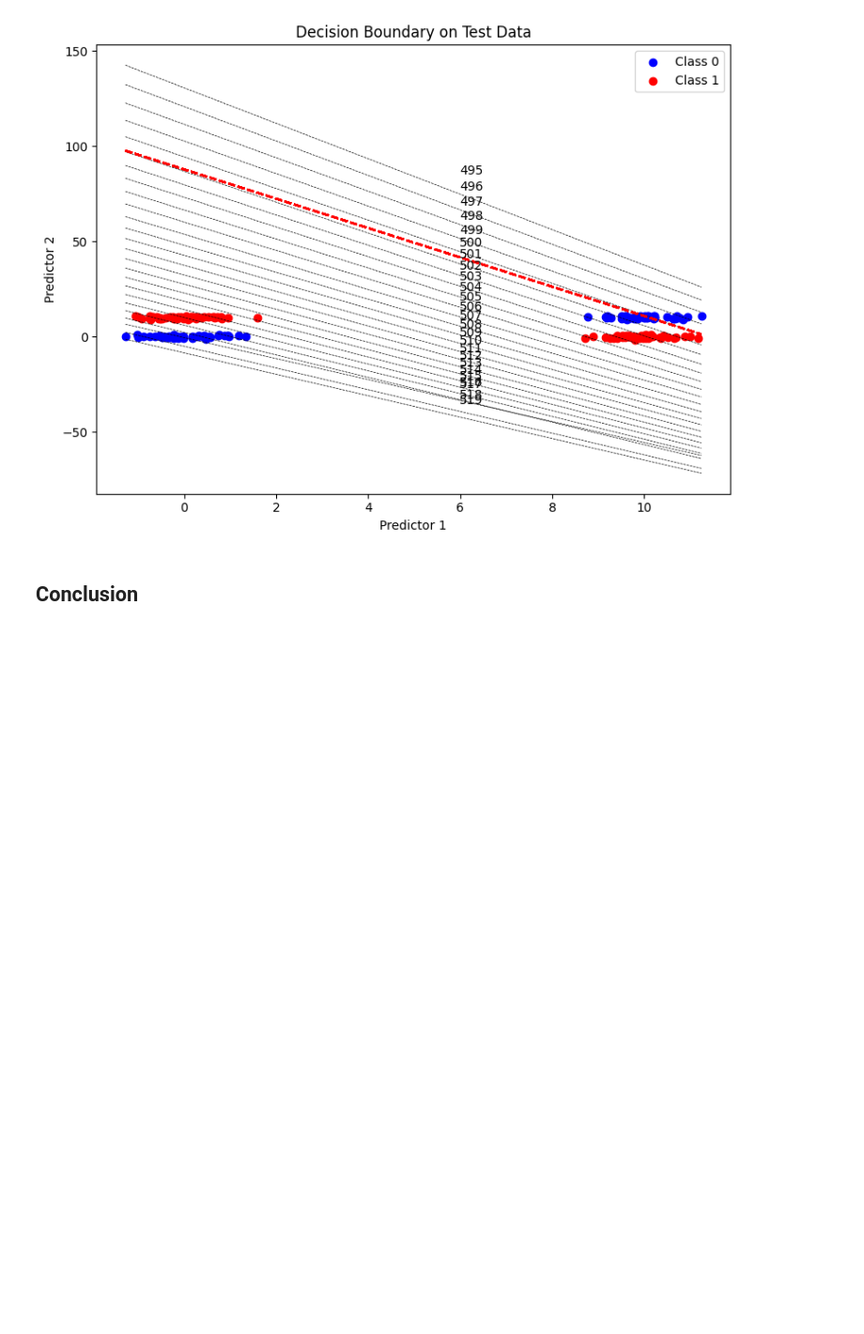
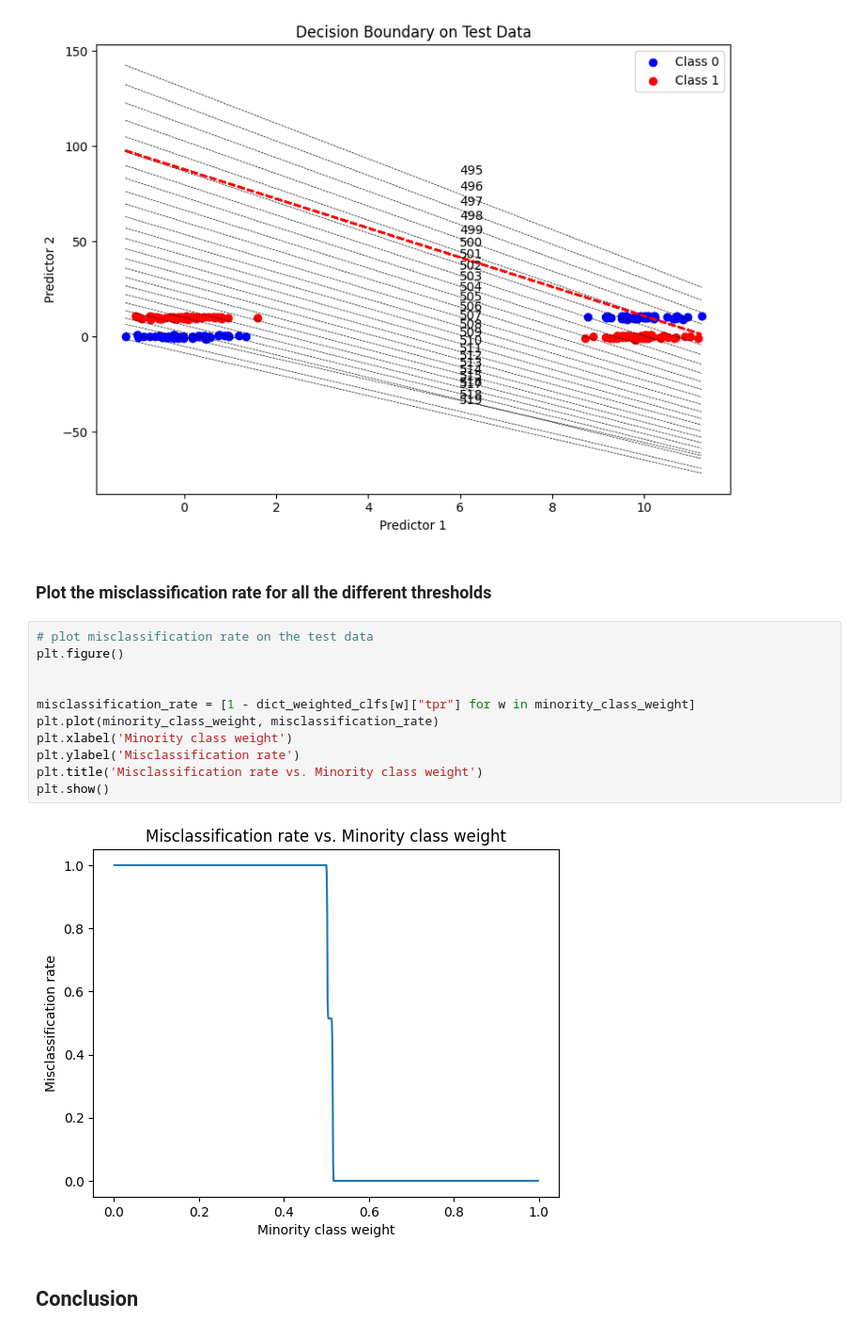
Before and after one commit to katzkid/RoC_Analysis, a Jupyter notebook: RoC_Analysis.ipynb, the cells around one changed output. Shown at 94% size. Drawn from its saved outputs; the diff is of its cells as text; blank space fills up the shorter version.

```diff
--- a/RoC_Analysis.ipynb
+++ b/RoC_Analysis.ipynb
@@ -275,6 +307,21 @@ plt.tight_layout()
 plt.show()
 # %% [output]
 [figure]
+# %% [markdown]
+### Plot the misclassification rate for all the different thresholds
+# %%
+# plot misclassification rate on the test data
+plt.figure()
+
+
+misclassification_rate = [1 - dict_weighted_clfs[w]["tpr"] for w in minority_class_weight]
+plt.plot(minority_class_weight, misclassification_rate)
+plt.xlabel('Minority class weight')
+plt.ylabel('Misclassification rate')
+plt.title('Misclassification rate vs. Minority class weight')
+plt.show()
+# %% [output]
+[figure, added]
 # %% [markdown]
 ## Conclusion
 # %% [markdown]
```
Also changed, not shown: parts of 4 cells of this notebook.
